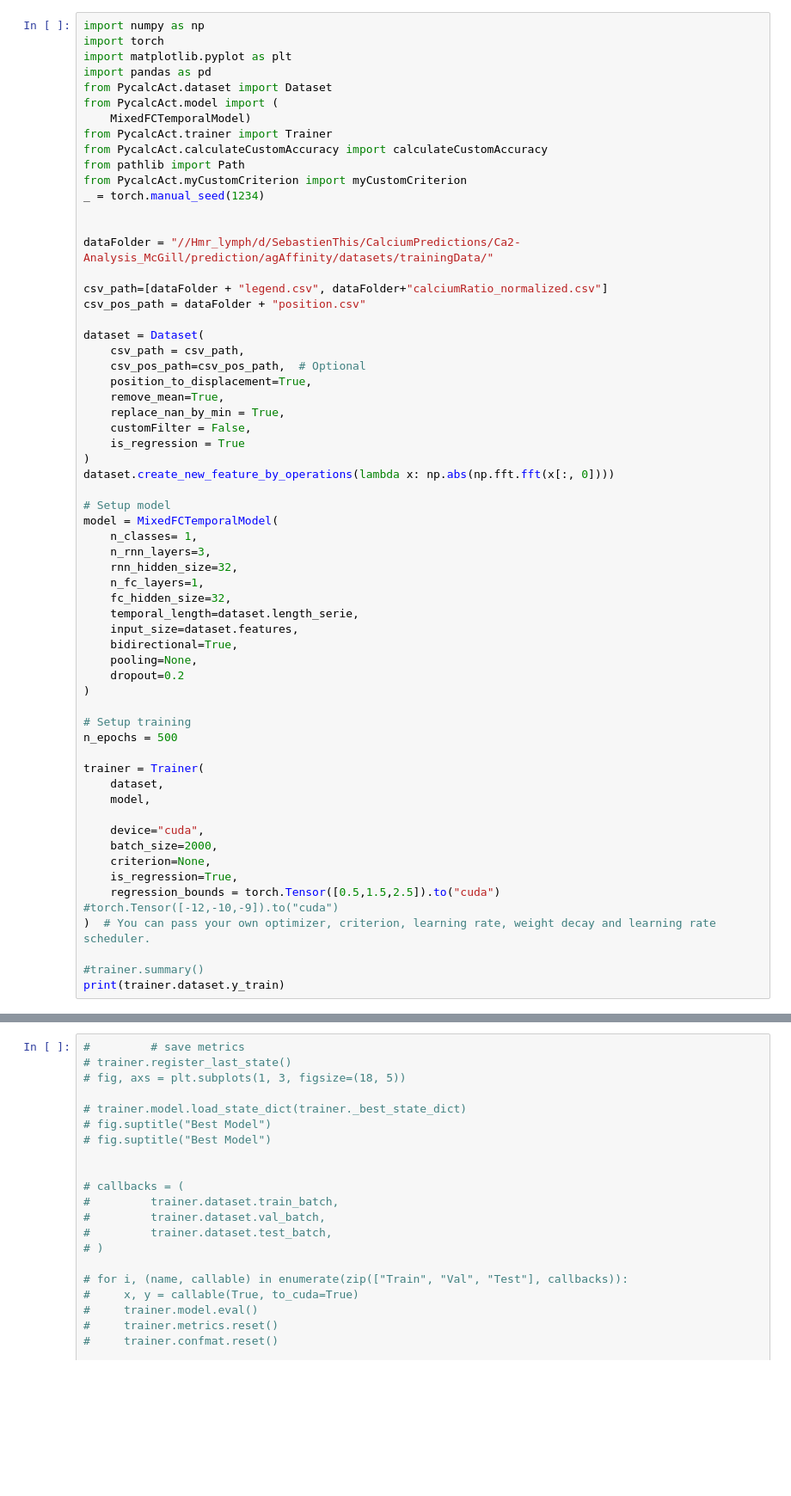
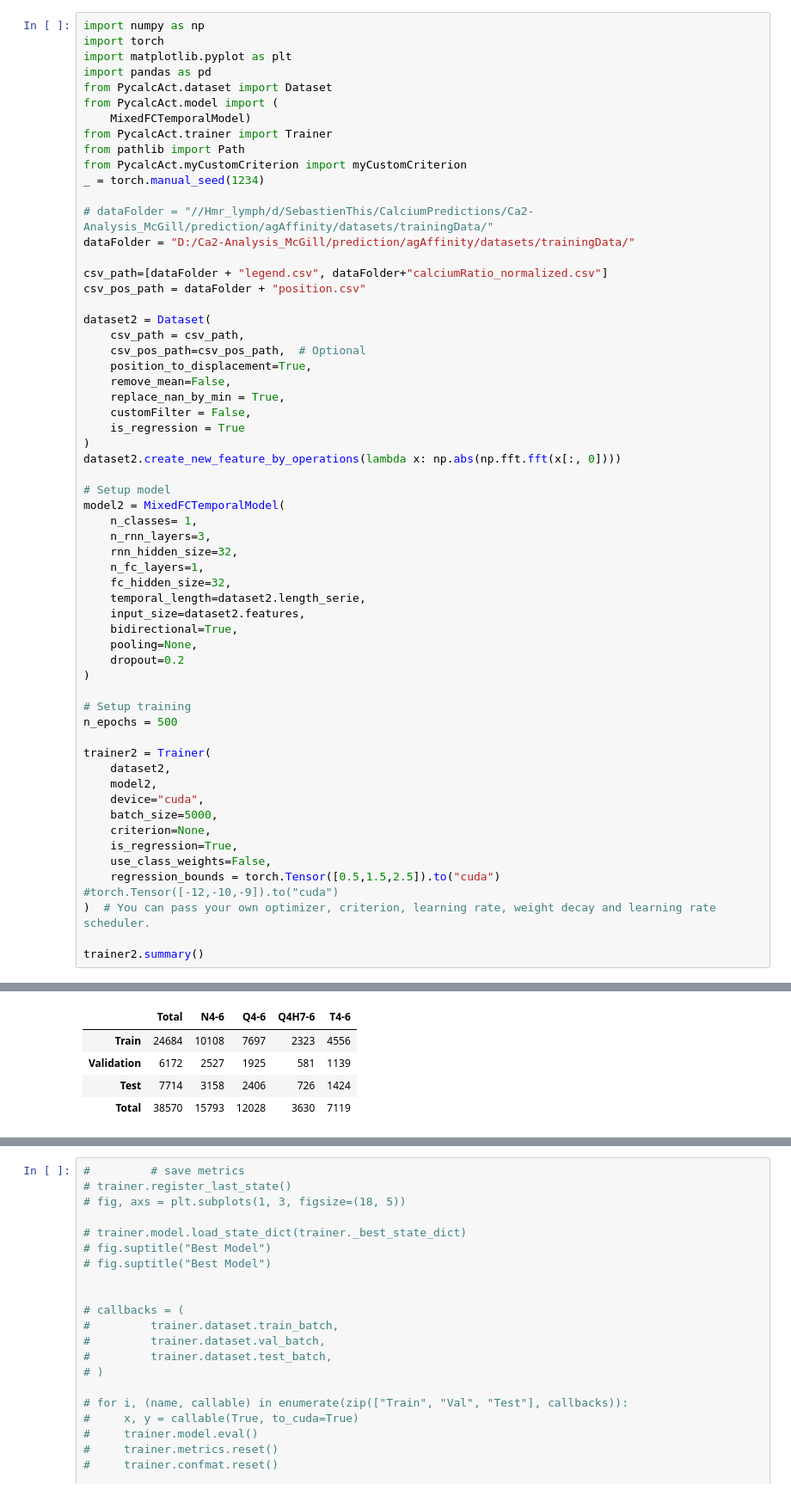
Before and after one commit to ClementPla/PycalcActivation, a Jupyter notebook: notebooks/testRegresser.ipynb, the cells around one changed output, grey strips where cells are left out. Shown at 86% size. Cells and saved outputs as stored; diff of their text form; blank space fills up the shorter version.

```diff
--- a/notebooks/testRegresser.ipynb
+++ b/notebooks/testRegresser.ipynb
@@ -89,37 +94,36 @@ from PycalcAct.dataset import Dataset
 from PycalcAct.model import (
     MixedFCTemporalModel)
 from PycalcAct.trainer import Trainer
-from PycalcAct.calculateCustomAccuracy import calculateCustomAccuracy
 from pathlib import Path
 from PycalcAct.myCustomCriterion import myCustomCriterion
 _ = torch.manual_seed(1234)
 
-
-dataFolder = "//Hmr_lymph/d/SebastienThis/CalciumPredictions/Ca2-Analysis_McGill/prediction/agAffinity/datasets/trainingData/"
+# dataFolder = "//Hmr_lymph/d/SebastienThis/CalciumPredictions/Ca2-Analysis_McGill/prediction/agAffinity/datasets/trainingData/"
+dataFolder = "D:/Ca2-Analysis_McGill/prediction/agAffinity/datasets/trainingData/"
 
 csv_path=[dataFolder + "legend.csv", dataFolder+"calciumRatio_normalized.csv"]
 csv_pos_path = dataFolder + "position.csv"
 
-dataset = Dataset(
+dataset2 = Dataset(
     csv_path = csv_path,
     csv_pos_path=csv_pos_path,  # Optional
     position_to_displacement=True,
-    remove_mean=True,
+    remove_mean=False,
     replace_nan_by_min = True,
     customFilter = False,
     is_regression = True
 )
-dataset.create_new_feature_by_operations(lambda x: np.abs(np.fft.fft(x[:, 0])))
+dataset2.create_new_feature_by_operations(lambda x: np.abs(np.fft.fft(x[:, 0])))
 
 # Setup model
-model = MixedFCTemporalModel(
+model2 = MixedFCTemporalModel(
     n_classes= 1,
     n_rnn_layers=3,
     rnn_hidden_size=32,
     n_fc_layers=1,
     fc_hidden_size=32,
-    temporal_length=dataset.length_serie,
-    input_size=dataset.features,
+    temporal_length=dataset2.length_serie,
+    input_size=dataset2.features,
     bidirectional=True,
     pooling=None,
     dropout=0.2
@@ -128,17 +132,16 @@ model = MixedFCTemporalModel(
 # Setup training
 n_epochs = 500
 
-trainer = Trainer(
-    dataset,
-    model,
-
+trainer2 = Trainer(
+    dataset2,
+    model2,
     device="cuda",
-    batch_size=2000,
+    batch_size=5000,
     criterion=None,
     is_regression=True,
+    use_class_weights=False,
     regression_bounds = torch.Tensor([0.5,1.5,2.5]).to("cuda") #torch.Tensor([-12,-10,-9]).to("cuda")
 )  # You can pass your own optimizer, criterion, learning rate, weight decay and learning rate scheduler.
 
-#trainer.summary()
-print(trainer.dataset.y_train)
+trainer2.summary()
 # %% [output]
@@ -146 +154,6 @@ print(trainer.dataset.y_train)
+|  | Total | N4-6 | Q4-6 | Q4H7-6 | T4-6 |
+| Train | 24684 | 10108 | 7697 | 2323 | 4556 |
+| Validation | 6172 | 2527 | 1925 | 581 | 1139 |
+| Test | 7714 | 3158 | 2406 | 726 | 1424 |
+| Total | 38570 | 15793 | 12028 | 3630 | 7119 |
 # %%
```
Also changed, not shown: parts of 10 cells of this notebook, 4 other files.
